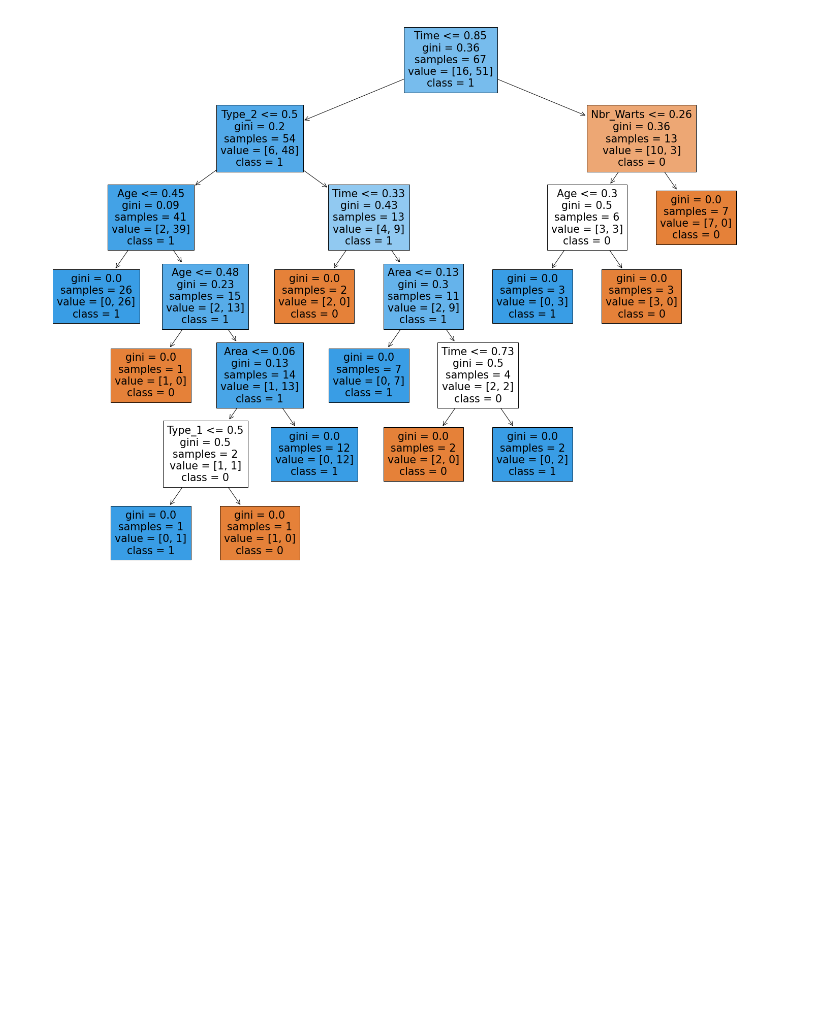
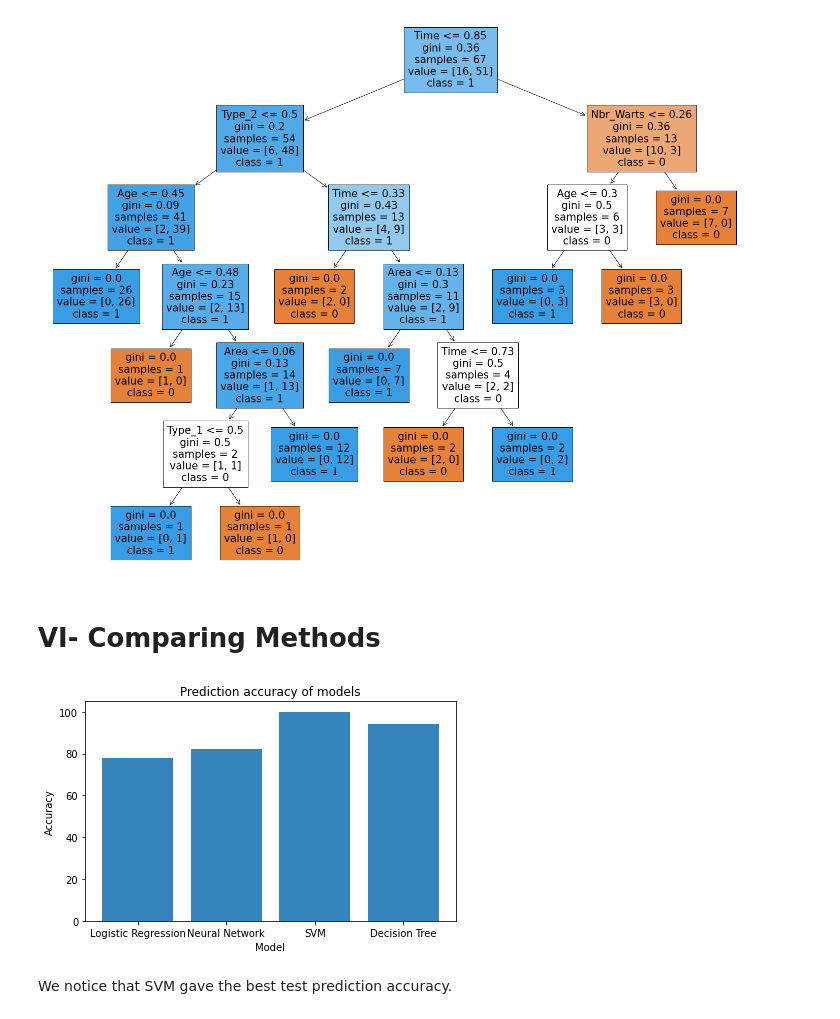
Before and after one commit to DunkMasterMehdi/Projet_ML, a Jupyter notebook: Classification/Classification.ipynb, the cells around one changed output. Drawn from its saved outputs; the diff is of its cells as text; code cells hidden in the pictures; blank space fills up the shorter version.

```diff
--- a/Classification/Classification.ipynb
+++ b/Classification/Classification.ipynb
@@ -689,6 +698,7 @@ y_pred_grid = clf_grid.predict(X_test)
 y_train_pred_grid = clf_grid.predict(X_train)
 print('Train set accuracy: '+'{}'.format(metrics.accuracy_score(y_train, y_train_pred_grid)))
 print('Test set accuracy: '+'{}'.format(metrics.accuracy_score(y_test, y_pred_grid)))
+prediction_Test_NN = metrics.accuracy_score(y_test, y_pred_grid);
 # %% [output]
 Accuracy results :
 Train set accuracy: 0.7611940298507462
@@ -768,6 +870,8 @@ print('The Train Accuracy of the DT is: %.2f' % (metrics.accuracy_score(predicti
 
 prediction_Test = D_Tree.predict(X_test)
 print('The Test Accuracy of the DT is: %.2f' % (metrics.accuracy_score(prediction_Test,y_test)* 100))
+
+prediction_Test_DT = metrics.accuracy_score(prediction_Test,y_test);
 # %% [output]
 The Train Accuracy of the DT is: 100.00
 The Test Accuracy of the DT is: 94.12
@@ -830,3 +934,22 @@ _ = tree.plot_tree(D_Tree,
                    precision = 2)
 # %% [output]
 [figure]
+# %% [markdown]
+# VI- Comparing Methods
+# %%
+# bar plot of all models
+models = ('Logistic Regression', 'Neural Network', 'SVM', 'Decision Tree')
+y_pos = np.arange(len(models))
+accuracy = [prediction_Test_Logistic*100, prediction_Test_NN*100, prediction_Test_SVM*100, prediction_Test_DT*100]
+
+plt.bar(y_pos, accuracy, align='center', alpha=0.9) # alpha: Darkness of the bar
+plt.xticks(y_pos, models)
+plt.xlabel('Model')
+plt.ylabel('Accuracy')
+plt.title('Prediction accuracy of models')
+plt.tight_layout()
+plt.show()
+# %% [output]
+[figure, added]
+# %% [markdown]
+We notice that SVM gave the best test prediction accuracy.
```
Also changed, not shown: parts of 24 cells of this notebook, 1 other file.
